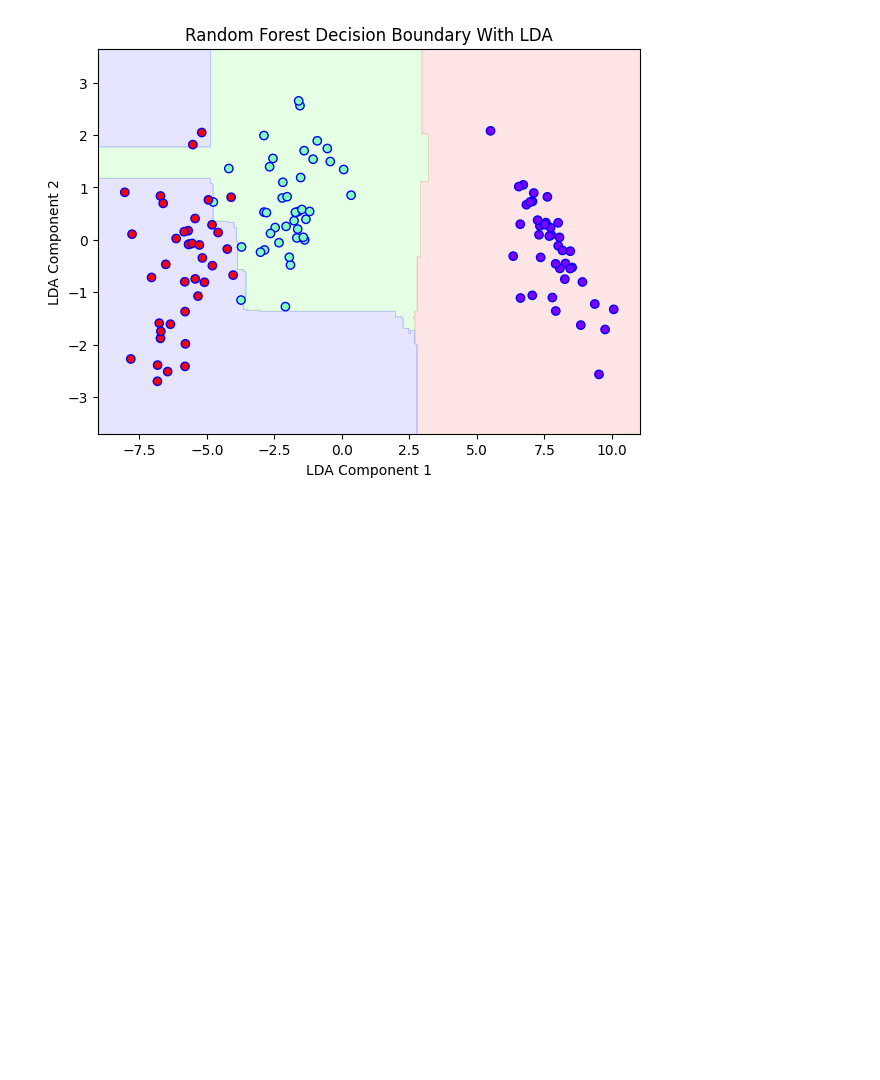
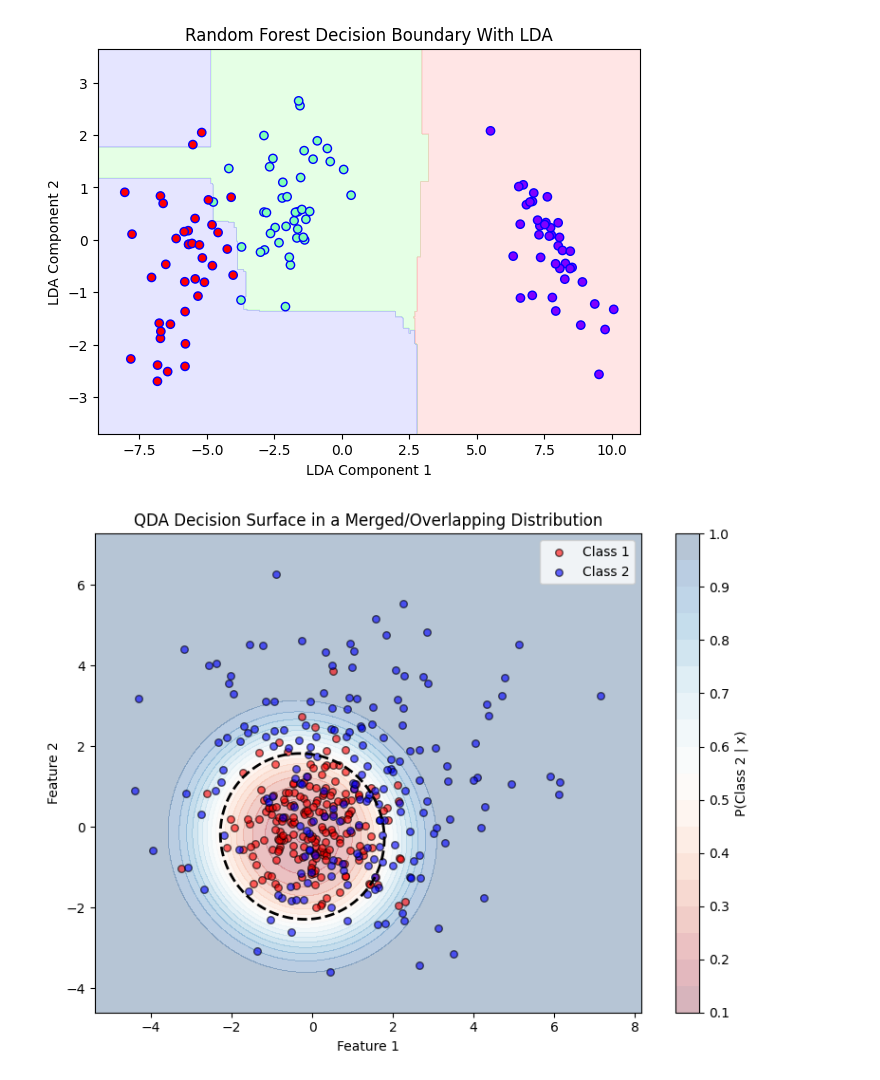
Before and after one commit to malik09-teach/batch-01, a Jupyter notebook: classification/LDA.ipynb, the cells around one changed output. Saved outputs shown, nothing was run; the diff lists cells and outputs as text; code cells hidden in the pictures; blank space fills up the shorter version.

```diff
--- a/classification/LDA.ipynb
+++ b/classification/LDA.ipynb
@@ -147,3 +147,55 @@ plt.title('Random Forest Decision Boundary With LDA')
 plt.show()
 # %% [output]
 [figure]
+# %%
+import numpy as np
+import matplotlib.pyplot as plt
+from sklearn.discriminant_analysis import QuadraticDiscriminantAnalysis
+
+# 1. Create heavily overlapping (merged) synthetic data
+np.random.seed(42)
+# Class 1: Centered at (0, 0) with small variance
+X1 = np.random.randn(200, 2) * 1.0 + np.array([0.0, 0.0])
+# Class 2: Centered at (1.0, 1.0) with larger variance (heavy overlap)
+X2 = np.random.randn(200, 2) * 2.0 + np.array([1.0, 1.0])
+
+X = np.vstack([X1, X2])
+y = np.array([0] * 200 + [1] * 200)
+
+# 2. Fit QDA
+qda = QuadraticDiscriminantAnalysis(store_covariance=True)
+qda.fit(X, y)
+
+# 3. Create a mesh grid across the feature space
+x_min, x_max = X[:, 0].min() - 1, X[:, 0].max() + 1
+y_min, y_max = X[:, 1].min() - 1, X[:, 1].max() + 1
+xx, yy = np.meshgrid(np.linspace(x_min, x_max, 300),
+                     np.linspace(y_min, y_max, 300))
+
+# Evaluate Class 1 probability everywhere
+grid_points = np.c_[xx.ravel(), yy.ravel()]
+probs = qda.predict_proba(grid_points)[:, 1].reshape(xx.shape)
+
+# 4. Plot
+fig, ax = plt.subplots(figsize=(8, 6))
+
+# Filled probability gradient (shows uncertainty in merged region)
+contour_fill = ax.contourf(xx, yy, probs, levels=20, cmap="RdBu", alpha=0.3)
+cbar = plt.colorbar(contour_fill)
+cbar.set_label("P(Class 2 | x)")
+
+# Hard decision boundary (P = 0.5)
+ax.contour(xx, yy, probs, levels=[0.5], colors="black", linewidths=2, linestyles="--")
+
+# Scatter points
+ax.scatter(X1[:, 0], X1[:, 1], color="red", label="Class 1", alpha=0.6, edgecolors="k", s=30)
+ax.scatter(X2[:, 0], X2[:, 1], color="blue", label="Class 2", alpha=0.6, edgecolors="k", s=30)
+
+ax.set_title("QDA Decision Surface in a Merged/Overlapping Distribution")
+ax.set_xlabel("Feature 1")
+ax.set_ylabel("Feature 2")
+ax.legend()
+plt.tight_layout()
+plt.show()
+# %% [output]
+[figure, added]
```
Also changed, not shown: parts of 1 cell of this notebook.
